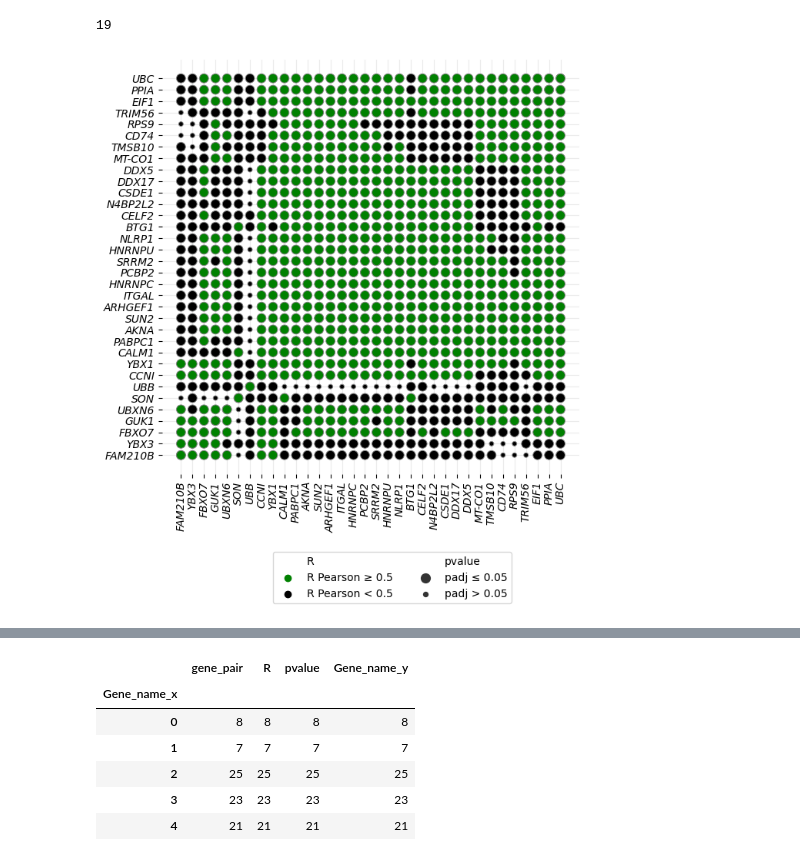
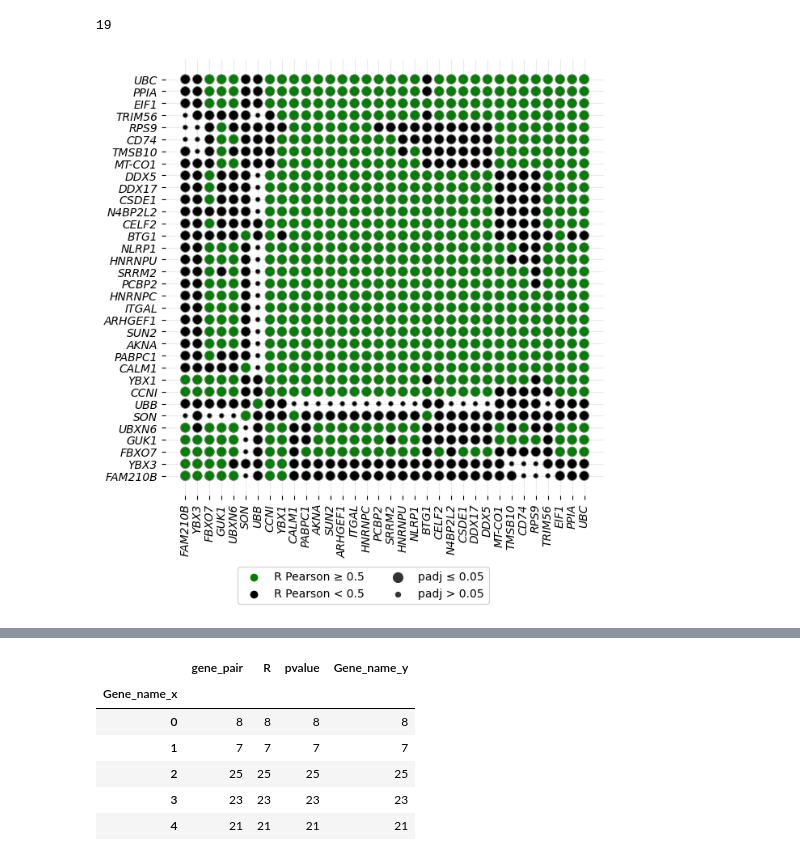
Before and after one commit to guilhermetabordaribas/housekeepingMinerPy, a Jupyter notebook: testing_pkg_hkgMiner.ipynb, the cells around one changed output, grey strips where cells are left out. Saved outputs shown, nothing was run; the diff lists cells and outputs as text; code cells hidden in the pictures.

Commit message:
update corr plot function legend

```diff
--- a/testing_pkg_hkgMiner.ipynb
+++ b/testing_pkg_hkgMiner.ipynb
@@ -467,30 +467,33 @@ aux['pvalue'] = np.where((aux.pvalue.abs().values<=.05), 'padj ≤ 0.05', 'padj
 # %%
 fig = plt.figure(figsize=(7,7))
 # gs = GridSpec(1, 2, width_ratios=[8, 1], height_ratios=[1], wspace=.02, hspace=.02)
 ax = fig.add_subplot(111)#gs[0,0])
 # ax_y_bar = fig.add_subplot(gs[0,1])#, sharey=ax)
 
 sns.scatterplot(x='Gene_name_x', y='Gene_name_y', hue='R', marker='o', size='pvalue', palette=['green', 'black'], edgecolor='grey', data=aux, ax=ax)
 # sns.countplot(y='Gene_name_x',  color='grey', dodge=True, data=aux[aux.R=='R Pearson ≥ 0.5'], ax=ax_y_bar)
 # dict_cols = dict([d[::-1] for d in dict_cols.items()])
 # ax.set_xticks(range(len(n_gene_dict.keys())), order, rotation=90)
 # ax.set_yticks(range(len(n_gene_dict.keys())), order)
 ax.set_xticks(range(len(n_gene_dict.keys())), aux_R.columns[order], rotation=90, style='italic')
 ax.set_yticks(range(len(n_gene_dict.keys())), aux_R.columns[order], style='italic')
 ax.spines[['left', 'bottom', 'right', 'top']].set_visible(False)
 ax.set_xlabel('')
 ax.set_ylabel('')
-ax.legend(bbox_to_anchor=(.85, -.175), ncol=2)
+
+handles, labels = ax.get_legend_handles_labels()
+ax.legend(handles=np.array(handles)[[1,2,4,5]].tolist(), labels=np.array(labels)[[1,2,4,5]].tolist(), bbox_to_anchor=(.75, -.15), ncol=2)
+# ax.legend(bbox_to_anchor=(.85, -.175), ncol=2)
 # ax.legend(bbox_to_anchor=(1., 1.))
 plt.grid(True, alpha=.25)
 plt.gca().set_axisbelow(True)
 
 # ax_y_bar.set_yticklabels([])
 # ax_y_bar.set_ylabel(None)
 # ax_y_bar.spines[['left','right', 'top']].set_visible(False)
 # ax_y_bar.set_xlabel('Qty.')
 # sns.barplot(x='Gene_name_y', data=aux[aux.R=='R Pearson ≥ 0.5'].groupby(['Gene_name_x']).count(), ax=ax_c)
 
 # fig.tight_layout()
 # %% [output]
-[figure, old version]
+[figure, new version]
```
Also changed, not shown: parts of 2 cells of this notebook, 1 other file.
